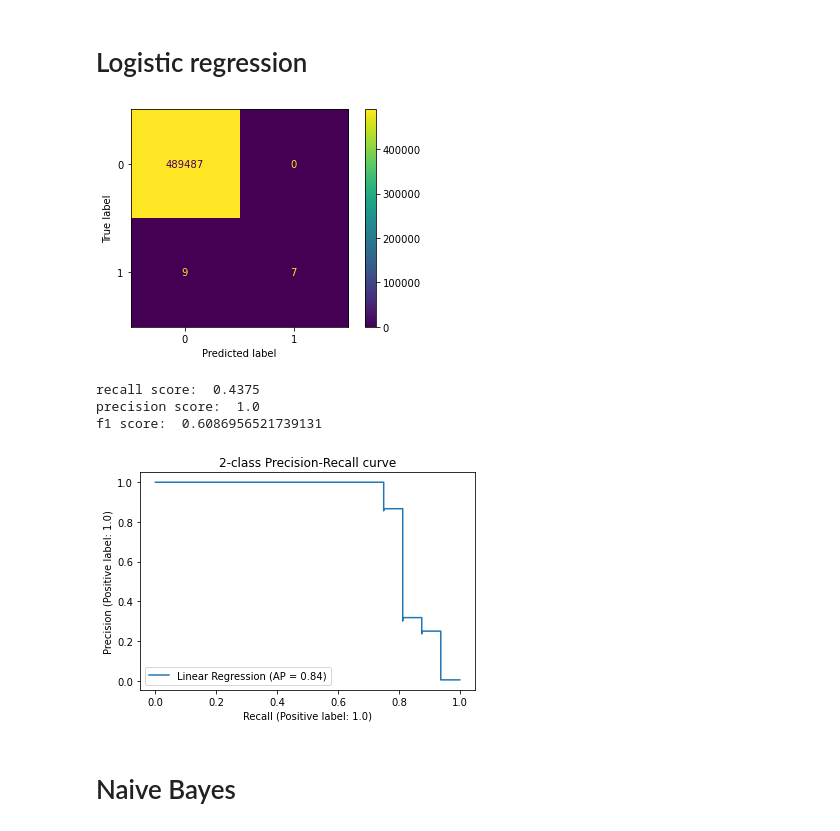
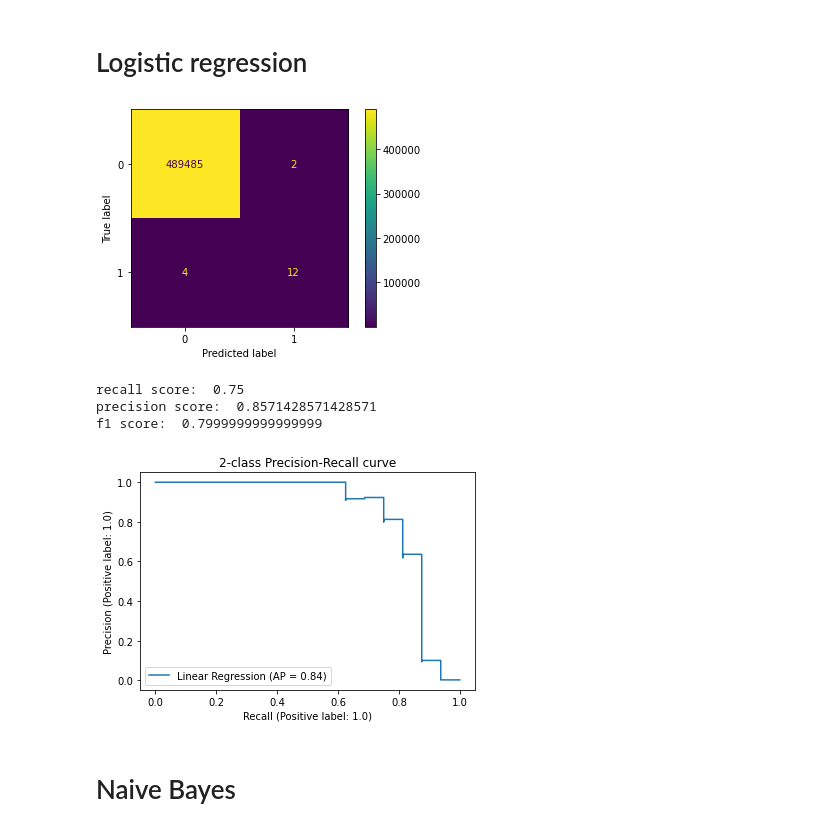
Before and after one commit to Basvdbrink1998/Entry-linking-in-18th-century-VOC-slave-archives, a Jupyter notebook: Annotation/Benchmarks.ipynb, the cells around one changed output. Saved outputs shown, nothing was run; the diff lists cells and outputs as text; code cells hidden in the pictures.

```diff
--- a/Annotation/Benchmarks.ipynb
+++ b/Annotation/Benchmarks.ipynb
@@ -213,24 +223,15 @@ pred = clf.predict(X_test)
-# %%
-cm = confusion_matrix(y_test, pred)
-disp = ConfusionMatrixDisplay(confusion_matrix=cm)
-disp.plot()
-plt.show()
-# %% [output]
-[figure, removed]
-# %%
-print("recall score: ", recall_score(y_test, pred))
-print("precision score: ", precision_score(y_test, pred))
-print("f1 score: ", f1_score(y_test, pred))
-# %% [output]
-recall score:  0.4375
-precision score:  1.0
-f1 score:  0.6086956521739131
-# %%
-display = PrecisionRecallDisplay.from_estimator(
-    clf, X_test, y_test, name="Linear Regression"
-)
-_ = display.ax_.set_title("2-class Precision-Recall curve")
-# %% [output]
-[figure, removed]
+# %%
+from sklearn.linear_model import LogisticRegression
+
+est = make_pipeline(StandardScaler(), LogisticRegression())
+LGClf = fit_and_test_classifier(est, X_train, y_train, y_test)
+
+Classifiers["Logistic Regression"] = LGClf
+# %% [output]
+[figure, added]
+recall score:  0.75
+precision score:  0.8571428571428571
+f1 score:  0.7999999999999999
+[figure, added]
 # %% [markdown]
 # Naive Bayes
```
Also changed, not shown: parts of 57 cells of this notebook.
